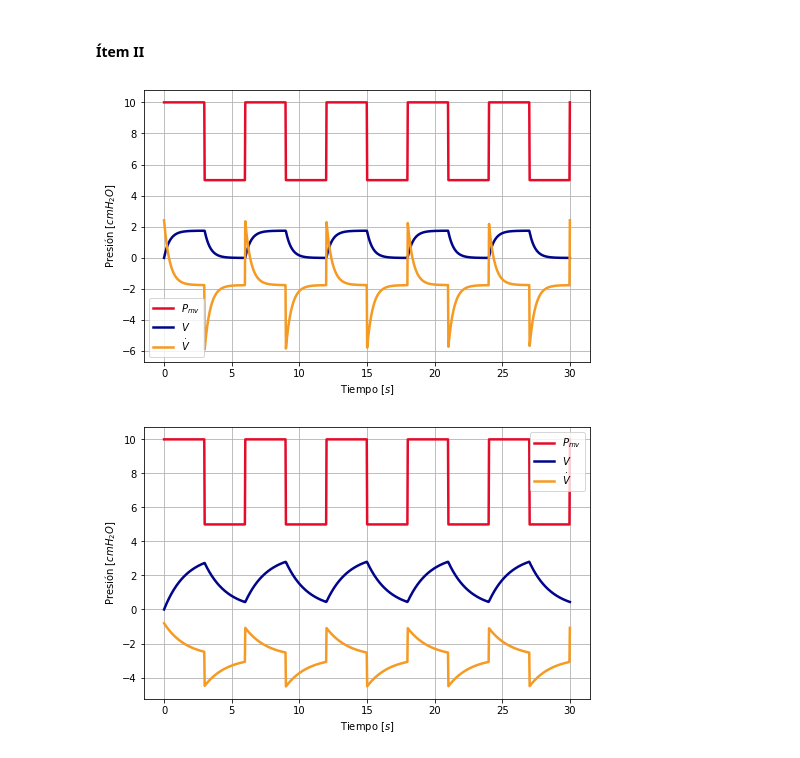
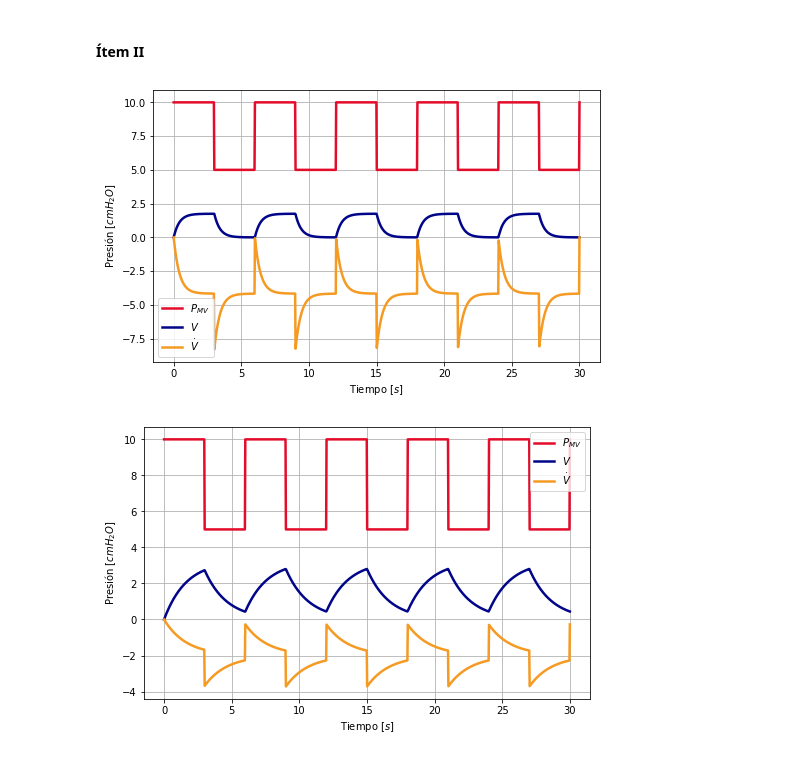
Before and after one commit to ivanvlam/IBM2020, a Jupyter notebook: Tarea 5/tarea-5.ipynb, the cells around one changed output. Cells and saved outputs as stored; diff of their text form; code cells hidden in the pictures.

Commit message:
update: p2 graphs

```diff
--- a/Tarea 5/tarea-5.ipynb
+++ b/Tarea 5/tarea-5.ipynb
@@ -112,35 +113,36 @@ v_sol_c = sp.odeint(v_dot_c, v_0_c, t_c)
 # %%
 plt.figure(figsize=fig_size)
 plt.plot(
     t_a, [p_mv_a(t_a[i]) for i in range(len(t_a))],
-    label=r'$P_{mv}$',
+    label=r'$P_{MV}$',
     linewidth=grosor,
     color=rojo
 )
 plt.plot(
     t_a, v_sol_a,
     label=r'$V$',
     linewidth=grosor,
     color=azul
 )
 plt.plot(
-    t_a, [v_dot_a(v_sol_a[i], t_a[i]) for i in range(len(t_a))] - max(v_sol_a),
+    t_a, [v_dot_a(v_sol_a[i], t_a[i]) for i in range(len(t_a))] - \
+        max([v_dot_a(v_sol_a[i], t_a[i]) for i in range(len(t_a))]),
     label=r'$\dot{V}$',
     linewidth=grosor,
     color=naranjo
 )
 plt.xlabel(r'Tiempo $[s]$')
 plt.ylabel(r'Presión $[cmH_2O]$')
 plt.legend()
 plt.grid()
 plt.show()
 # %% [output]
-[figure, old version]
+[figure, new version]
 # %%
 plt.figure(figsize=fig_size)
 plt.plot(
     t_c, [p_mv_c(t_c[i]) for i in range(len(t_c))],
-    label=r'$P_{mv}$',
+    label=r'$P_{MV}$',
     linewidth=grosor,
     color=rojo
 )
@@ -151,7 +153,8 @@ plt.plot(
     color=azul
 )
 plt.plot(
-    t_c, [v_dot_c(v_sol_c[i], t_c[i]) for i in range(len(t_c))] - max(v_sol_c),
+    t_c, [v_dot_c(v_sol_c[i], t_c[i]) for i in range(len(t_c))] - \
+        max([v_dot_c(v_sol_c[i], t_c[i]) for i in range(len(t_c))]),
     label=r'$\dot{V}$',
     linewidth=grosor,
     color=naranjo
@@ -162,4 +165,4 @@ plt.legend()
 plt.grid()
 plt.show()
 # %% [output]
-[figure, old version]
+[figure, new version]
```
Also changed, not shown: parts of 1 cell of this notebook.
